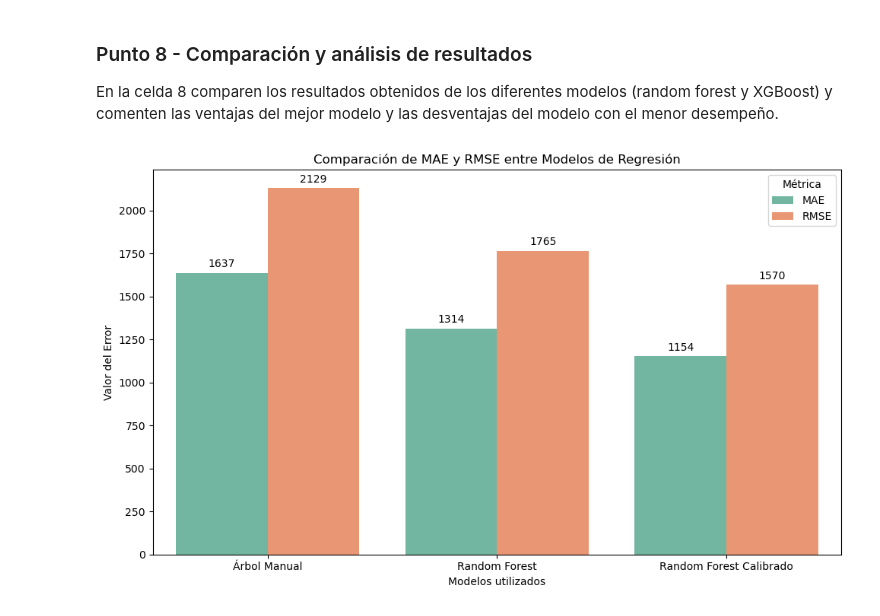
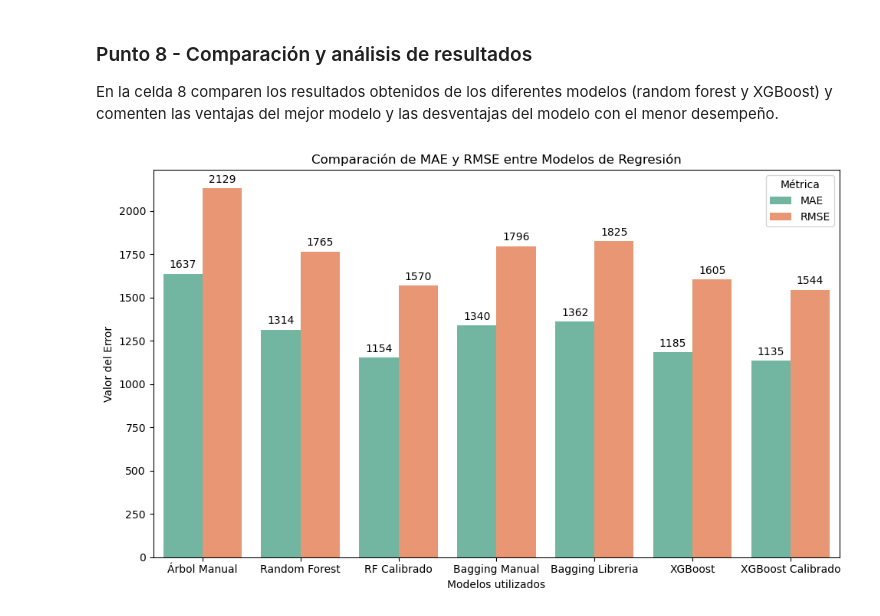
Before and after one commit to monsedcgc19/MIAD_ML_NLP_2025, a Jupyter notebook: Semana 2/S2TC1_RandomForests_Boosting.ipynb, the cells around one changed output. Cells and saved outputs as stored; diff of their text form; code cells hidden in the pictures.

Commit message:
conclusiones-ajustes
ajusté parámetro log en bagging librería y agregué a punto 8

```diff
--- a/Semana 2/S2TC1_RandomForests_Boosting.ipynb
+++ b/Semana 2/S2TC1_RandomForests_Boosting.ipynb
@@ -384,10 +398,7 @@ En la celda 3, con la librería sklearn, entrenen un modelo bagging con 10 árbo
 # Celda 3
 from sklearn.ensemble import BaggingRegressor
 
-n_features = X_train.shape[1]
-max_features = int(np.log(n_features))  # logaritmo natural
-
-bagreg = BaggingRegressor(DecisionTreeRegressor(max_features=max_features), n_estimators=10, bootstrap=True, oob_score=True, random_state=1)
+bagreg = BaggingRegressor(DecisionTreeRegressor(max_features='log2'), n_estimators=10, bootstrap=True, oob_score=True, random_state=1)
 bagreg.fit(X_train, y_train)
 y_pred_bag_libreria = bagreg.predict(X_test)
 y_pred_bag_libreria
@@ -546,11 +570,14 @@ reg_model.fit(X_train, y_train)
 y_pred = reg_model.predict(X_test)
 
 # Calcular métricas de evaluación
-rmse = np.sqrt(mean_squared_error(y_test, y_pred))
+rmse_xg = np.sqrt(mean_squared_error(y_test, y_pred))
+mae_xg = mean_absolute_error(y_test, y_pred)
+
 r2 = r2_score(y_test, y_pred)
 
 # Mostrar resultados
-print(f"RMSE: {rmse:.2f}")
+print(f"RMSE: {rmse_xg:.2f}")
+print(f"MAE: {mae_xg:.2f}")
 print(f"R²: {r2:.2f}")
 # %% [output]
 RMSE: 1605.24
@@ -563,7 +591,7 @@ En la celda 7 calibren los parámetros learning rate, gamma y colsample_bytree d
 # Celda 7
 from xgboost import XGBRegressor
 from sklearn.model_selection import GridSearchCV
-from sklearn.metrics import mean_squared_error, r2_score
+from sklearn.metrics import mean_squared_error, r2_score, mean_absolute_error
 import numpy as np
 
 # Definición del modelo base
@@ -596,13 +624,16 @@ best_model = grid_search.best_estimator_
 y_pred = best_model.predict(X_test)
 
 # Evaluación
-rmse = np.sqrt(mean_squared_error(y_test, y_pred))
+rmse_xg_calibrado = np.sqrt(mean_squared_error(y_test, y_pred))
+mae_xg_calibrado = mean_absolute_error(y_test, y_pred)
 r2 = r2_score(y_test, y_pred)
+
 
 # Resultados
 print("Mejores parámetros encontrados:")
 print(grid_search.best_params_)
-print(f"RMSE: {rmse:.2f}")
+print(f"RMSE: {rmse_xg_calibrado:.2f}")
+print(f"MAE: {mae_xg_calibrado:.2f}")
 print(f"R²: {r2:.2f}")
 
 # Comentario sobre el desempeño y los hiperparámetros
@@ -734,26 +766,32 @@ En la celda 8 comparen los resultados obtenidos de los diferentes modelos (rando
 # %%
 # Celda 8
 import seaborn as sns
 
 datos = {
-    'Modelo': ['Árbol Manual', 'Random Forest', 'Random Forest Calibrado'],
-    'MAE': [1637.13, 1314.42, 1153.51],
-    'RMSE': [2128.89, 1765.41, 1570.14]}
+    'Modelo': ['Árbol Manual',
+               'Random Forest',
+               'RF Calibrado',
+               'Bagging Manual',
+               'Bagging Libreria',
+               'XGBoost',
+               'XGBoost Calibrado'],
+    'MAE': [1637.13, 1314.42, 1153.51, mae_bagging, mae_bag_libreria, mae_xg, mae_xg_calibrado],
+    'RMSE': [2128.89, 1765.41, 1570.14, rmse_bagging, rmse_bag_libreria, rmse_xg, rmse_xg_calibrado]}
 
 df_resultados = pd.DataFrame(datos)
 df_melt = df_resultados.melt(id_vars='Modelo', var_name='Métrica', value_name='Error')
 
 plt.figure(figsize=(10, 6))
 ax = sns.barplot(data=df_melt, x='Modelo', y='Error', hue='Métrica', palette='Set2')
 
 for container in ax.containers:
     ax.bar_label(container, fmt='%.0f', label_type='edge', padding=3)
 
 plt.title('Comparación de MAE y RMSE entre Modelos de Regresión')
 plt.ylabel('Valor del Error')
 plt.xlabel('Modelos utilizados')
 plt.legend(title='Métrica')
 plt.tight_layout()
 plt.show()
 # %% [output]
-[figure, old version]
+[figure, new version]
```
Also changed, not shown: parts of 6 cells of this notebook.
